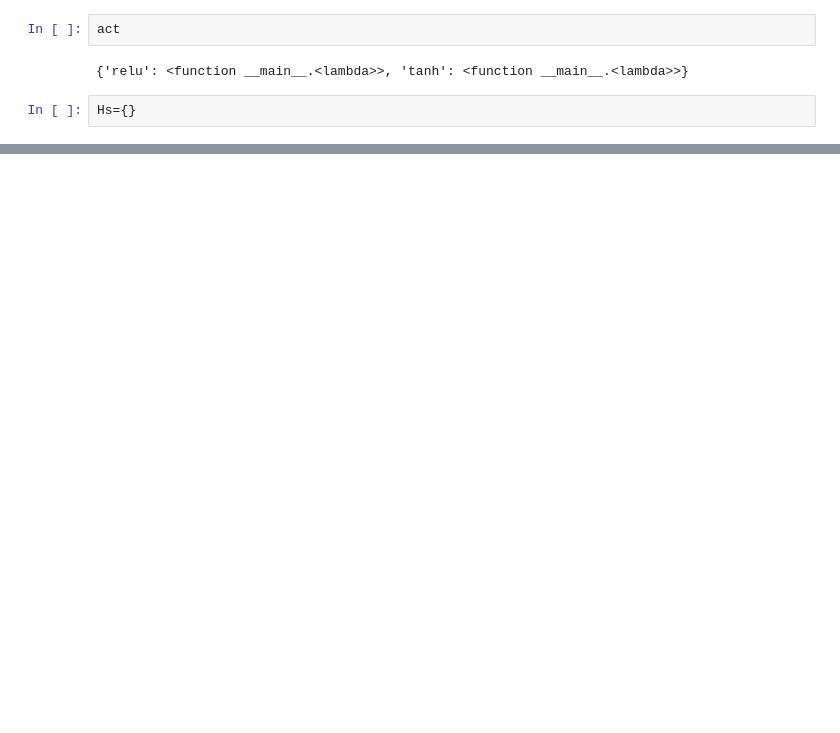
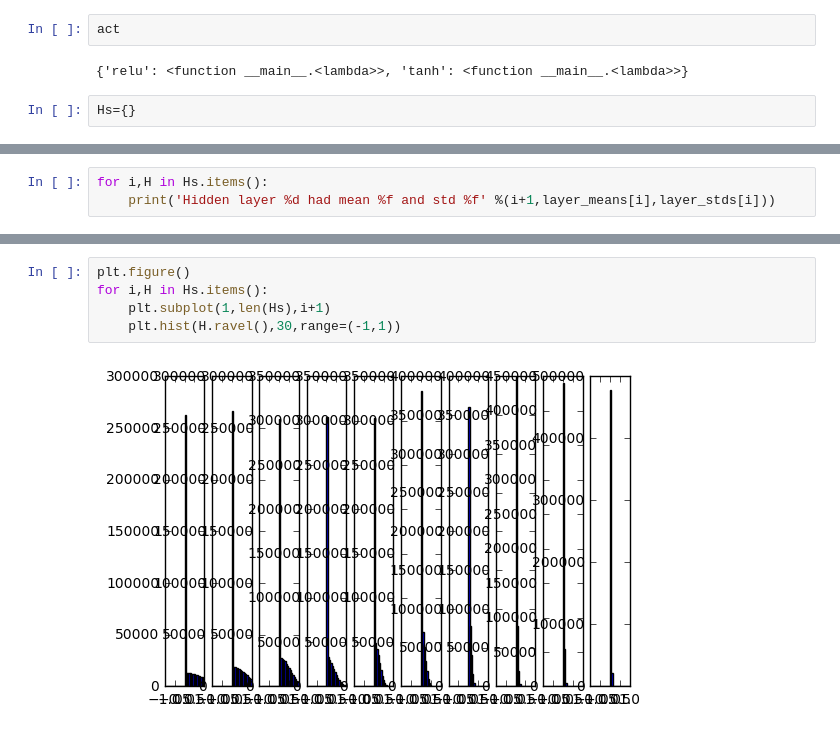
Before and after one commit to manhcuogntin4/Assignment-for-CS231n, a Jupyter notebook: assignment2/initiation_weight_matrix.ipynb, the cells around one changed output, grey strips where cells are left out. Drawn from its saved outputs; the diff is of its cells as text; blank space fills up the shorter version.

```diff
--- a/assignment2/initiation_weight_matrix.ipynb
+++ b/assignment2/initiation_weight_matrix.ipynb
@@ -116,0 +126,3 @@ for i in xrange(len(Hidden_layer_sizes)):
+# %%
+for i,H in Hs.items():
+    print('Hidden layer %d had mean %f and std %f' %(i+1,layer_means[i],layer_stds[i]))
@@ -116,0 +158,7 @@ for i in xrange(len(Hidden_layer_sizes)):
+# %%
+plt.figure()
+for i,H in Hs.items():
+    plt.subplot(1,len(Hs),i+1)
+    plt.hist(H.ravel(),30,range=(-1,1))
+# %% [output]
+[figure, added]
```
Also changed, not shown: parts of 14 cells of this notebook, 1 other file.
